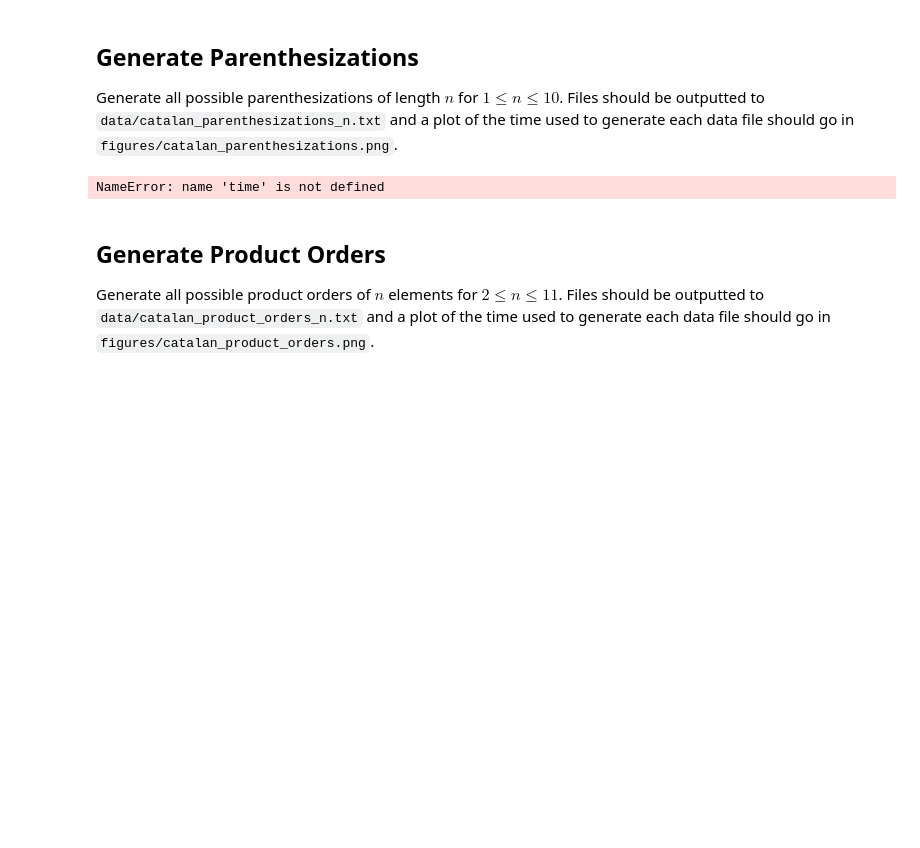
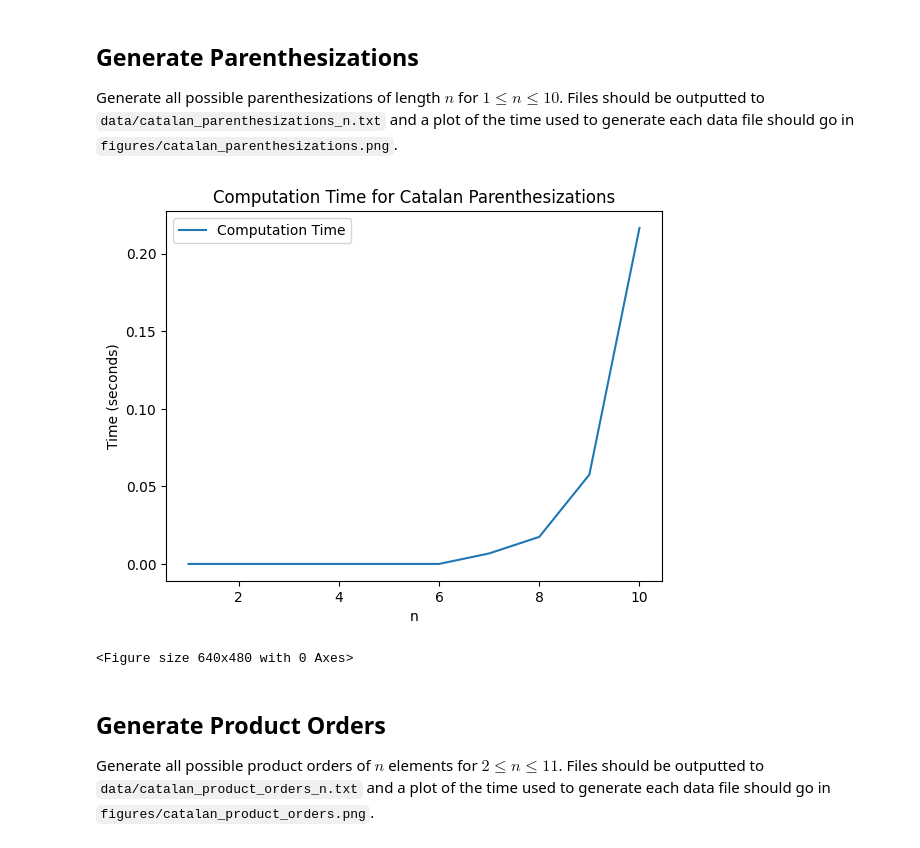
Before and after one commit to brightperson/Math-480, a Jupyter notebook: 6_18_2024_catalan/main.ipynb, the cells around one changed output. Saved outputs shown, nothing was run; the diff lists cells and outputs as text; code cells hidden in the pictures; blank space fills up the shorter version.

```diff
--- a/6_18_2024_catalan/main.ipynb
+++ b/6_18_2024_catalan/main.ipynb
@@ -14,26 +14,27 @@ Generate all possible parenthesizations of length $n$ for $1 \le n \le 10$. File
 # %%
 
 time_list = []
-parenthesizations_list = []
+with open('data/catalan_parenthesizations_n.txt', 'w') as file:
+    for n in range(1, 11):
+        start_time = time.time()
 
-for n in range(1, 11):
-    start_time = time.time()
-    parenthesizations = catalan.parenthesizations(n)
-    end_time = time.time()
+        file.write(str(catalan.parenthesizations(n)))
+        end_time = time.time()
 
-    computation_time = end_time - start_time
-    time_list.append(computation_time)
-    parenthesizations_list.append(parenthesizations)
+        computation_time = end_time - start_time
+        time_list.append(computation_time)
 
 # Plotting the results
 plt.plot(range(1, 11), time_list, label='Computation Time')
 plt.xlabel('n')
 plt.ylabel('Time (seconds)')
 plt.title('Computation Time for Catalan Parenthesizations')
 plt.legend()
 plt.show()
+plt.savefig('figures/catalan_parenthesizations.png')
 # %% [output]
+[figure, added]
-NameError: name 'time' is not defined
+<Figure size 640x480 with 0 Axes>
 # %% [markdown]
 ## Generate Product Orders
 
```
Also changed, not shown: parts of 7 cells of this notebook, 8 other files.
